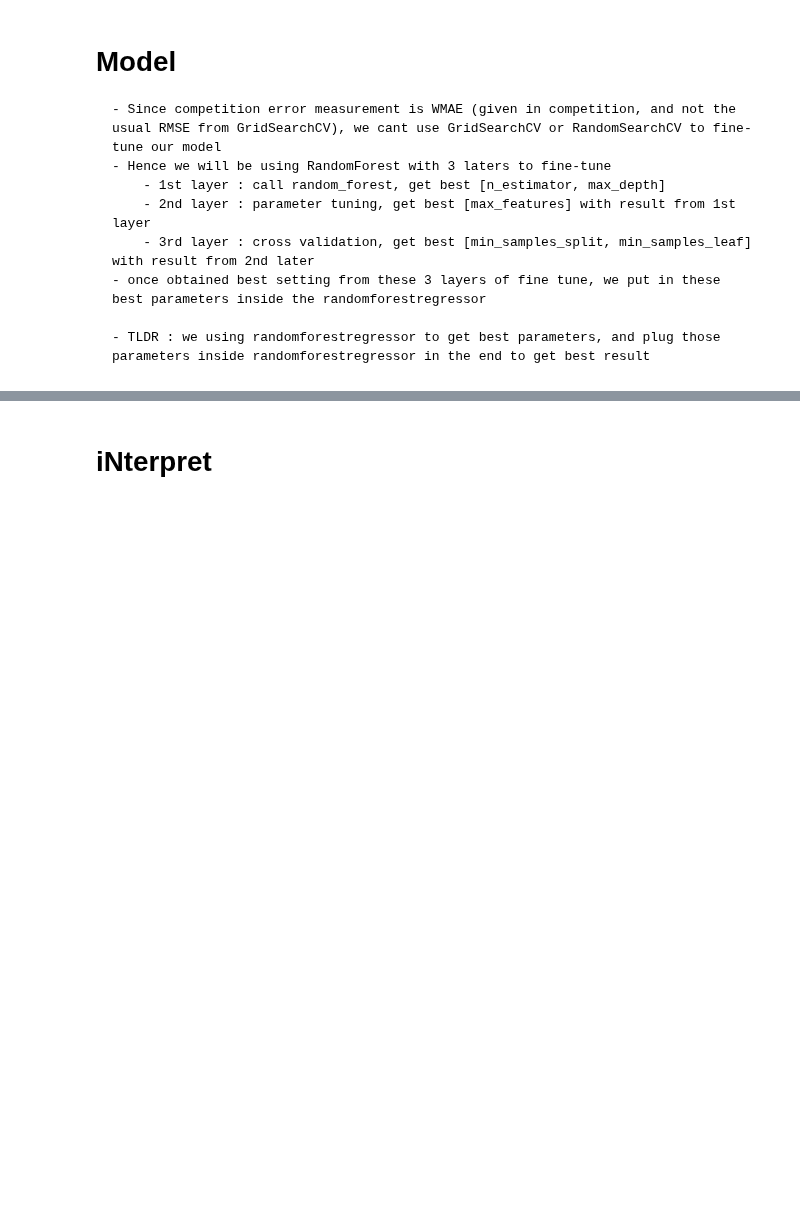
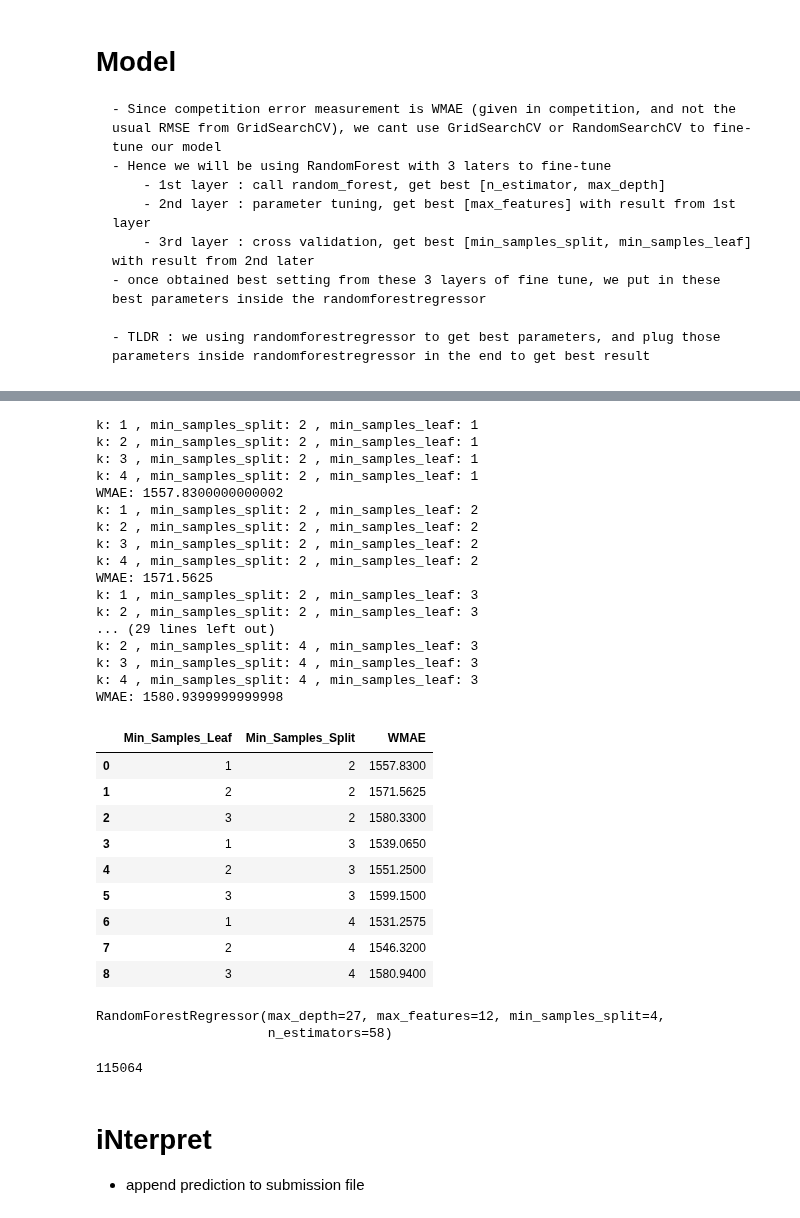
Before and after one commit to dwihdyn/ds-exploration, a Jupyter notebook: p2/retail-simple.ipynb, the cells around one changed output, grey strips where cells are left out. Drawn from its saved outputs; the diff is of its cells as text; code cells hidden in the pictures; blank space fills up the shorter version.

```diff
--- a/p2/retail-simple.ipynb
+++ b/p2/retail-simple.ipynb
@@ -282,14 +310,49 @@ k: 3 , n_estimators: 56 , max_depth: 25
 # %%
 # 3rd layer
 
-min_samples_split = [2, 3, 4]
-min_samples_leaf = [1, 2, 3]
+# commented out as this takes 247mins
 
-random_forest_III(n_estimators=58, max_depth=27, max_features=12,
-                  min_samples_split=min_samples_split, min_samples_leaf=min_samples_leaf)
+# min_samples_split = [2, 3, 4]
+# min_samples_leaf = [1, 2, 3]
+
+# random_forest_III(n_estimators=58, max_depth=27, max_features=12,
+#                   min_samples_split=min_samples_split, min_samples_leaf=min_samples_leaf)
+
+# # min_samples_leaf 1, min_samples_split 4, has lowest WMAE of 1531.2575 (with max_depth 27 & estimator 58)
+# %% [output]
+k: 1 , min_samples_split: 2 , min_samples_leaf: 1
+k: 2 , min_samples_split: 2 , min_samples_leaf: 1
+k: 3 , min_samples_split: 2 , min_samples_leaf: 1
+k: 4 , min_samples_split: 2 , min_samples_leaf: 1
+WMAE: 1557.8300000000002
+k: 1 , min_samples_split: 2 , min_samples_leaf: 2
+k: 2 , min_samples_split: 2 , min_samples_leaf: 2
+k: 3 , min_samples_split: 2 , min_samples_leaf: 2
+k: 4 , min_samples_split: 2 , min_samples_leaf: 2
+WMAE: 1571.5625
+k: 1 , min_samples_split: 2 , min_samples_leaf: 3
+k: 2 , min_samples_split: 2 , min_samples_leaf: 3
+... (29 lines left out)
+k: 2 , min_samples_split: 4 , min_samples_leaf: 3
+k: 3 , min_samples_split: 4 , min_samples_leaf: 3
+k: 4 , min_samples_split: 4 , min_samples_leaf: 3
+WMAE: 1580.9399999999998
+|  | Min_Samples_Leaf | Min_Samples_Split | WMAE |
+| 0 | 1 | 2 | 1557.8300 |
+| 1 | 2 | 2 | 1571.5625 |
+| 2 | 3 | 2 | 1580.3300 |
+| 3 | 1 | 3 | 1539.0650 |
+| 4 | 2 | 3 | 1551.2500 |
+| 5 | 3 | 3 | 1599.1500 |
+| 6 | 1 | 4 | 1531.2575 |
+| 7 | 2 | 4 | 1546.3200 |
+| 8 | 3 | 4 | 1580.9400 |
 # %%
+# takes 2 mins
+
 # run randomforest with best parameters
-RF = RandomForestRegressor(n_estimators=58, max_depth=27, max_features=6, min_samples_split=3, min_samples_leaf=1)
+RF = RandomForestRegressor(n_estimators=58, max_depth=27, max_features=12, min_samples_split=4, min_samples_leaf=1)
 RF.fit(X_train, Y_train)
+# %% [output]
+RandomForestRegressor(max_depth=27, max_features=12, min_samples_split=4,
+                      n_estimators=58)
-# %% [markdown]
-# iNterpret
@@ -295,0 +362,8 @@ RF.fit(X_train, Y_train)
+# %%
+len(predict)
+# %% [output]
+115064
+# %% [markdown]
+# iNterpret
+
+- append prediction to submission file
```
Also changed, not shown: parts of 8 cells of this notebook, 8 other files.
